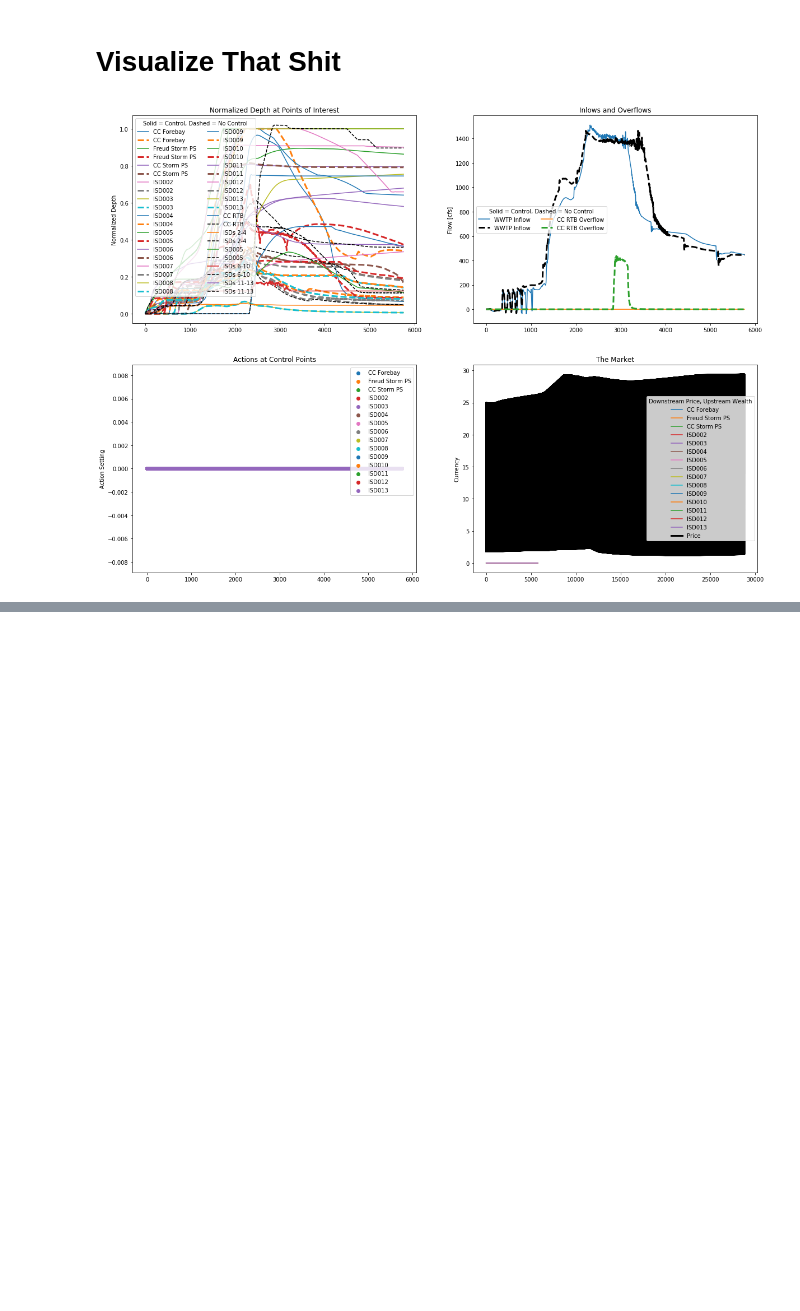
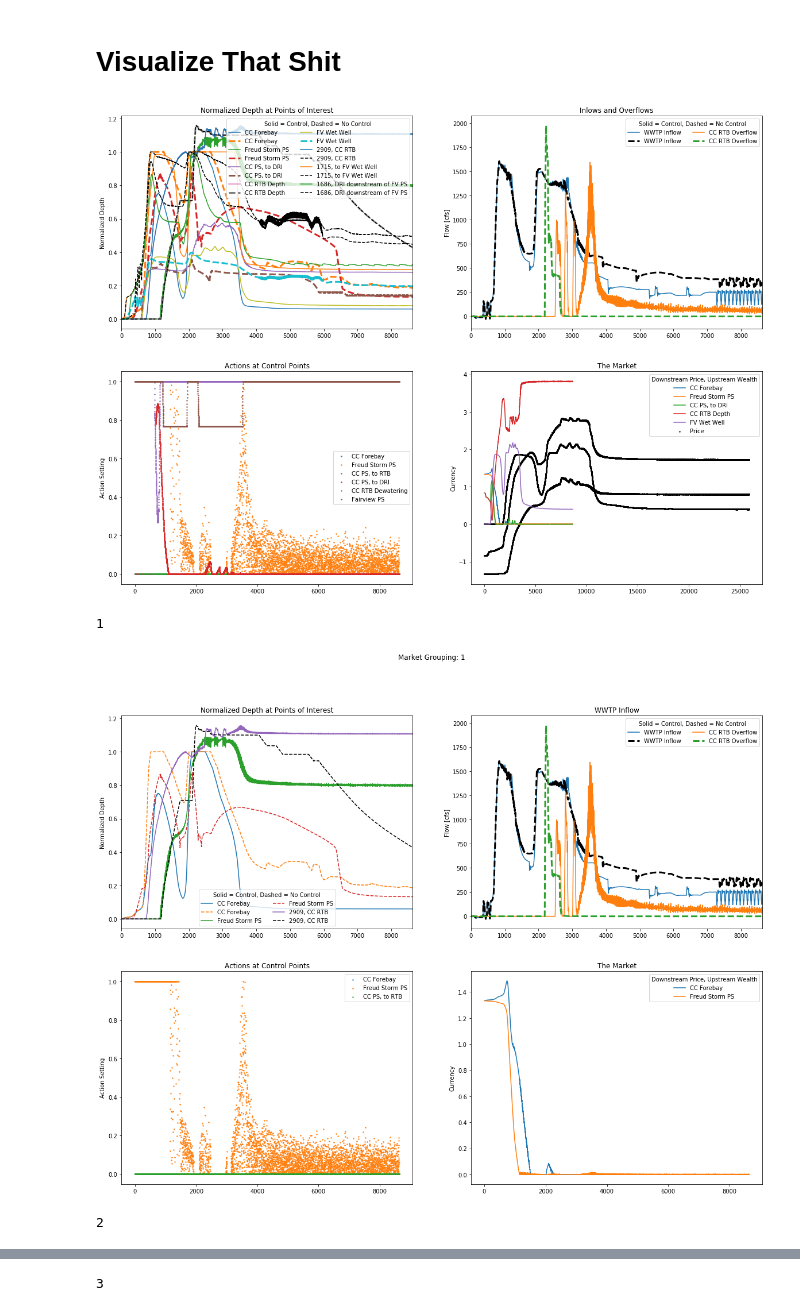
Before and after one commit to gregjewi/MBC-env, a Jupyter notebook: MBC_for_REAL.ipynb, the cells around one changed output, grey strips where cells are left out. Drawn from its saved outputs; the diff is of its cells as text; code cells hidden in the pictures; blank space fills up the shorter version.

Commit message:
CC RTB simplified, multiple rain controls
Reworked: mbc function, inp files for CC RTB, pump 2, control runs for multiple rain events and multiple markets.

```diff
--- a/MBC_for_REAL.ipynb
+++ b/MBC_for_REAL.ipynb
@@ -17,7 +17,7 @@ offset = -479.755 # To Detroit datum
 # %% [markdown]
 Save Your Shit
 # %%
-pickleOut = 'datum_test.p'
+pickleOut = 'FV_integration_59.p'
 metaCSV = 'CC_FV_FREUD_meta.csv'
 # %% [markdown]
 Read Control Points from CSV files
@@ -134,3 +100,35 @@ downstreamDict['2909']['gamma'] = 0.0
+# %%
+# MARKET 1
+upstreamDict['17311']['uparam'] = 1.0
+upstreamDict['5220']['uparam'] = 1.0
+upstreamDict['5010']['uparam'] = 1.0
+upstreamDict['17311']['beta'] = 10.0
+upstreamDict['5220']['beta'] = 10.0
+upstreamDict['5010']['beta'] = 10.0
+
+# Flooding above depth wet well depth of 65 ft. Make 60 ft the "max depth" of element for modeling purposes.
+upstreamDict['5220']['max_depth'] = 60.0
+
+downstreamDict['2909']['max_depth'] = 20.0
+downstreamDict['2909']['set_point'] = 0.8
+downstreamDict['2909']['epsilon'] = 5.0
+downstreamDict['2909']['gamma'] = 0.0
+
+# MARKET 2
+upstreamDict['2909']['uparam'] = 5.0
+upstreamDict['2909']['max_depth'] = 20.0
+upstreamDict['5010']['uparam'] = 5.0
+upstreamDict['5010']['max_depth'] = 50.0
+
+downstreamDict['1715']['epsilon'] = 2.5
+downstreamDict['1715']['set_point'] = 1.0
+
+# MARKET 3
+upstreamDict['1700']['uparam'] = 10.0
+
+downstreamDict['1686']['gamma'] = 1.0
+downstreamDict['1686']['epsilon'] = 0.0
+downstreamDict['1686']['set_point'] = 1.0
 # %%
 %%time
-price, PDemand = mbc.run_control_sim(control,controlDict,upstreamDict,downstreamDict,dsKeys,swmmINP,performanceDict,timestep,offset)
+price, PDemaexnd = mbc.run_control_sim(control,controlDict,upstreamDict,downstreamDict,dsKeys,swmmINP,performanceDict,timestep,offset)
@@ -166,14 +182,13 @@ for a in range(0,10):
 # %%
-index = ['With_Dams_2.p']
-import pickle
-%matplotlib inline
-f_nocontrol = 'NoControl_WithOtherPerformanceLocs.p'
-control = True
-
+index = [pickleOut]
+f_nocontrol =  'FV_20160928_PG021_3_markets_noControl.p'
 for fname in index:
     f_control = fname
     figname = fname[:-2]+'.png'
     save = True
     mbc.viz_shit(f_nocontrol,f_control,figname,save,control)
 # %% [output]
-[figure, old version]
+[figure, new version]
+1
+[figure, added]
+2
@@ -179,0 +196 @@ for fname in index:
+3
```
Also changed, not shown: parts of 17 cells of this notebook, 25 other files.
